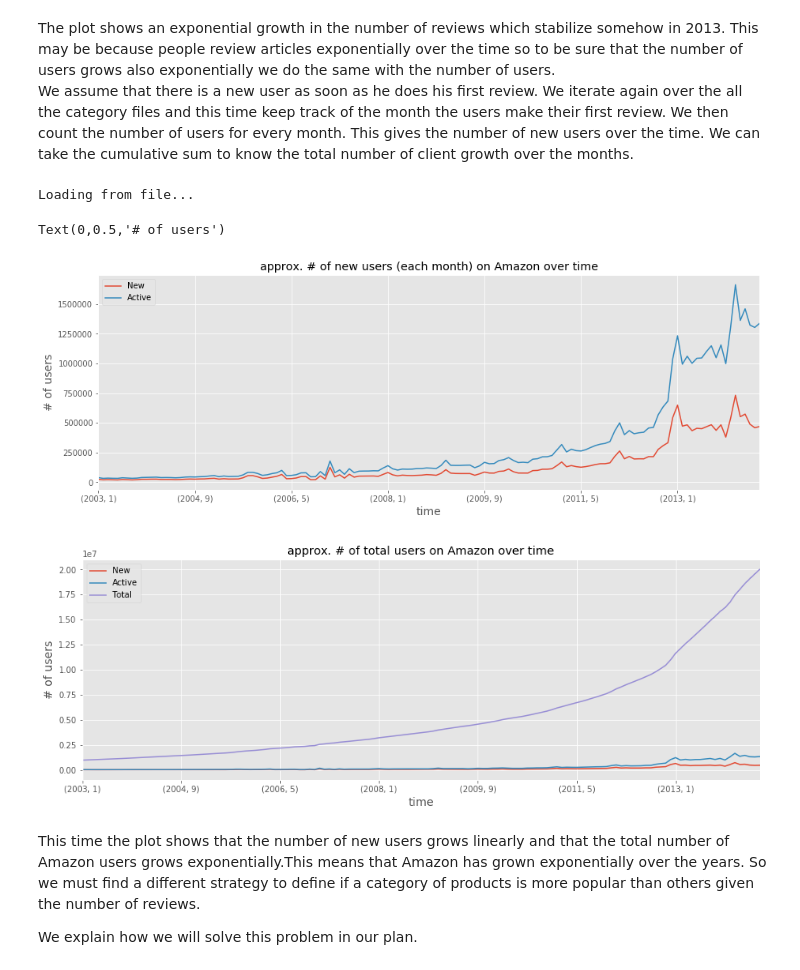
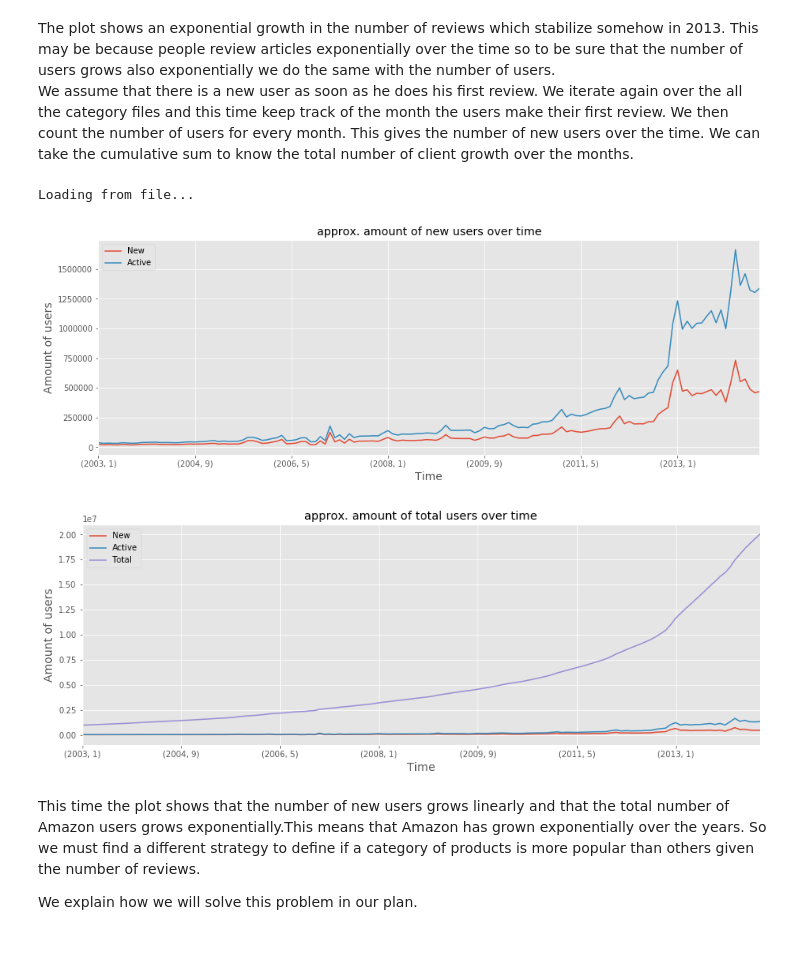
Before and after one commit to darioAnongba/EPFL-ADA, a Jupyter notebook: project/Report.ipynb, the cells around one changed output. Drawn from its saved outputs; the diff is of its cells as text; code cells hidden in the pictures.

```diff
--- a/project/Report.ipynb
+++ b/project/Report.ipynb
@@ -42,5 +39,6 @@ The autoreload extension is already loaded. To reload it, use:
 # %%
 DATA_DIR = 'data/'
+PLOT_DIR = 'plots/'
 # %% [markdown]
 ## Raw data
 
@@ -235,17 +253,18 @@ We assume that there is a new user as soon as he does his first review. We itera
 # %%
 # Load Users Growth and show the graph
 users_growth_df = loadCountData(USER_COUNT, statistics_data, get_user, 'Users')
-users_growth_df[['New', 'Active']].plot(title='approx. # of new users (each month) on Amazon over time')
-plt.xlabel('time', fontsize=14)
-plt.ylabel('# of users', fontsize=14)
-users_growth_df.plot(title='approx. # of total users on Amazon over time')
-plt.xlabel('time', fontsize=14)
-plt.ylabel('# of users', fontsize=14)
+users_growth_df[['New', 'Active']].plot(title='approx. amount of new users over time')
+plt.xlabel('Time', fontsize=14)
+plt.ylabel('Amount of users', fontsize=14)
+plt.savefig(PLOT_DIR + 'new_users.pdf', bbox_inches='tight')
+users_growth_df.plot(title='approx. amount of total users over time')
+plt.xlabel('Time', fontsize=14)
+plt.ylabel('Amount of users', fontsize=14)
+plt.savefig(PLOT_DIR + 'total_users.pdf', bbox_inches='tight')
 # %% [output]
 Loading from file...
-Text(0,0.5,'# of users')
-[figure, old version]
+[figure, new version]
-[figure, old version]
+[figure, new version]
 # %% [markdown]
 This time the plot shows that the number of new users grows linearly and that the total number of Amazon users grows exponentially.This means that Amazon has grown exponentially over the years. So we must find a different strategy to define if a category of products is more popular than others given the number of reviews.
 
```
Also changed, not shown: parts of 27 cells of this notebook, 14 other files.
